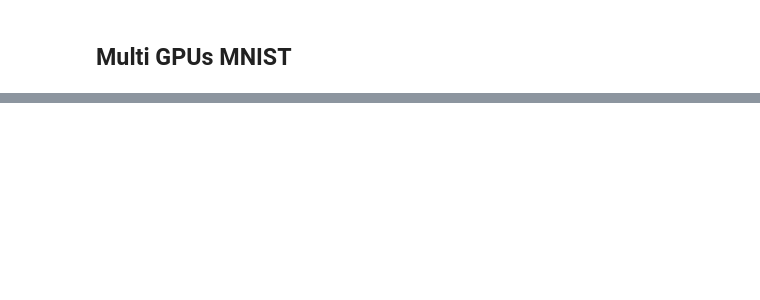
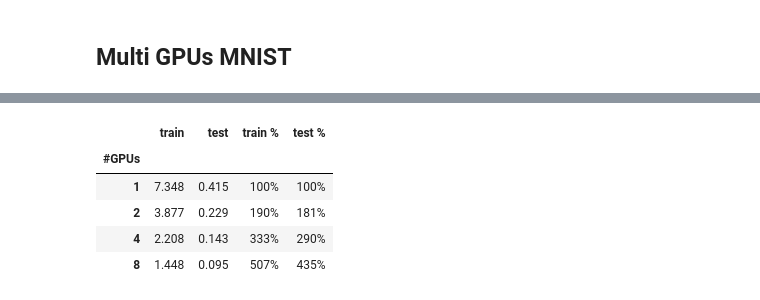
Before and after one commit to khanrc/ml.playground, a Jupyter notebook: tensorflow/tutorial/multi-gpu.ipynb, the cells around one changed output, grey strips where cells are left out. Saved outputs shown, nothing was run; the diff lists cells and outputs as text; code cells hidden in the pictures; blank space fills up the shorter version.

```diff
--- a/tensorflow/tutorial/multi-gpu.ipynb
+++ b/tensorflow/tutorial/multi-gpu.ipynb
@@ -216,0 +490,3 @@ train(X, y, train_op, loss, accuracy)
+# %%
+stats_nccl = pd.DataFrame(columns=["#GPUs", "train", "test"])
+stats_nccl = stats_nccl.set_index("#GPUs")
@@ -216,0 +562,9 @@ train(X, y, train_op, loss, accuracy)
+# %%
+df_print(stats_nccl)
+# %% [output]
+|  | train | test | train % | test % |
+| #GPUs |  |  |  |  |
+| 1 | 7.348 | 0.415 | 100% | 100% |
+| 2 | 3.877 | 0.229 | 190% | 181% |
+| 4 | 2.208 | 0.143 | 333% | 290% |
+| 8 | 1.448 | 0.095 | 507% | 435% |
```
Also changed, not shown: parts of 33 cells of this notebook.
